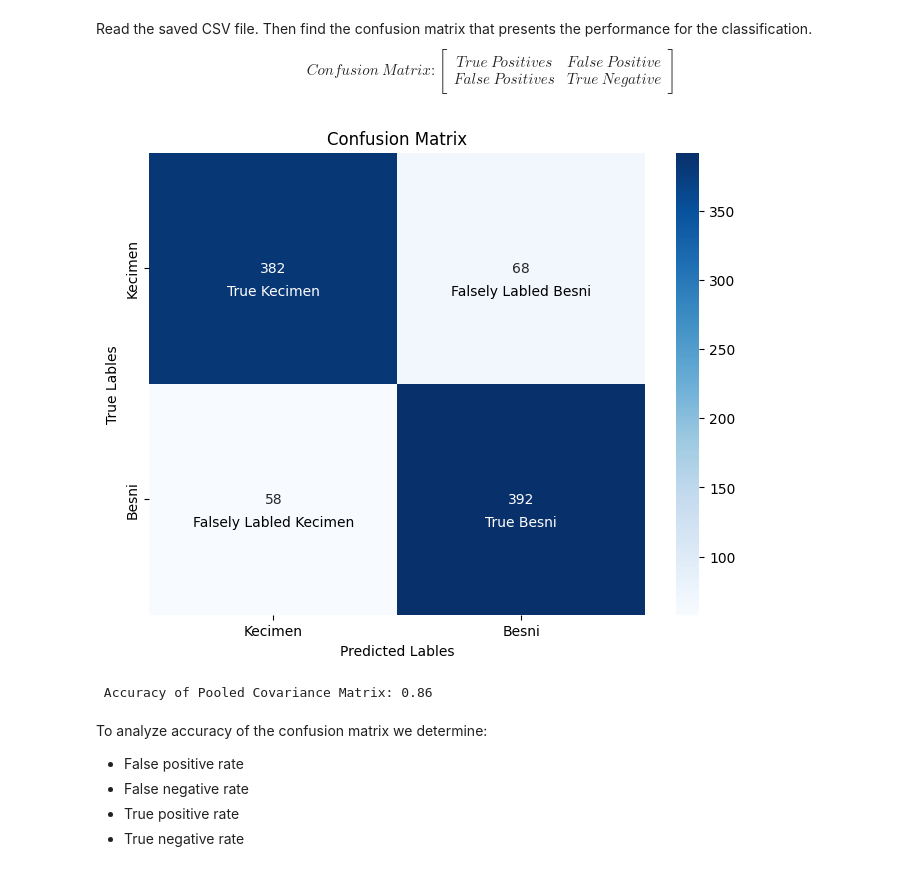
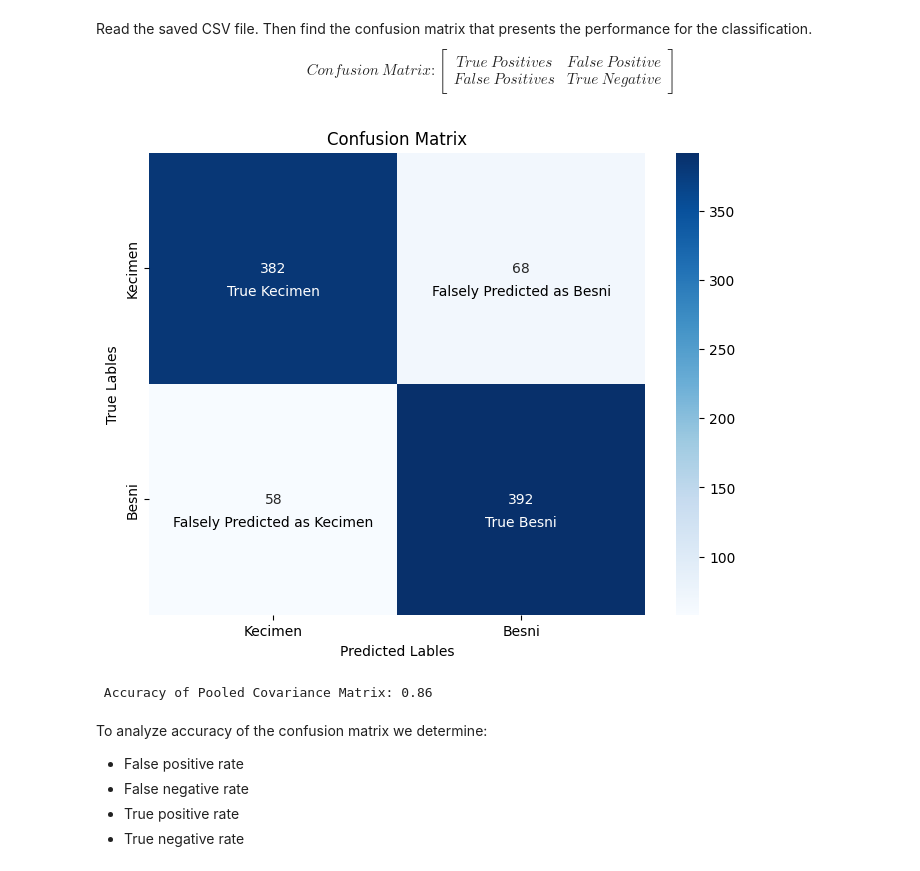
Before and after one commit to Tatwik19/PyDFA-PCA-ImageComp, a Jupyter notebook: Project_1_DFA_PCA/01_PyDFA-PCA-Analytics.ipynb, the cells around one changed output. Saved outputs shown, nothing was run; the diff lists cells and outputs as text; code cells hidden in the pictures.

```diff
--- a/Project_1_DFA_PCA/01_PyDFA-PCA-Analytics.ipynb
+++ b/Project_1_DFA_PCA/01_PyDFA-PCA-Analytics.ipynb
@@ -229,27 +229,27 @@ accPooled = accuracy_score(trueLabels, PredictedClass)
 # %%
 # Plotting the Confusion Matrix
 plt.figure(figsize=(8, 6))
 sns.heatmap(confusionMatrix_pooled, annot=True, fmt="d", cmap="Blues",
             xticklabels=["Kecimen", "Besni"],
             yticklabels=["Kecimen", "Besni"])
 
 plt.title('Confusion Matrix')
 plt.xlabel('Predicted Lables')
 plt.ylabel('True Lables')
 
 plt.text(0.5, 0.6, f'True Kecimen', ha='center',
          va='center', color='white', fontsize=10)
-plt.text(1.5, 0.6, f'Falsely Labled Besni', ha='center',
+plt.text(1.5, 0.6, f'Falsely Predicted as Besni', ha='center',
          va='center', color='black', fontsize=10)
-plt.text(0.5, 1.6, f'Falsely Labled Kecimen', ha='center',
+plt.text(0.5, 1.6, f'Falsely Predicted as Kecimen', ha='center',
          va='center', color='black', fontsize=10)
 plt.text(1.5, 1.6, f'True Besni', ha='center',
          va='center', color='white', fontsize=10)
 plt.show()
 
 print(f"\n Accuracy of Pooled Covariance Matrix: {accPooled:.2f}")
 # %% [output]
-[figure, old version]
+[figure, new version]
  Accuracy of Pooled Covariance Matrix: 0.86
 # %% [markdown]
 To analyze accuracy of the confusion matrix we determine:
```
